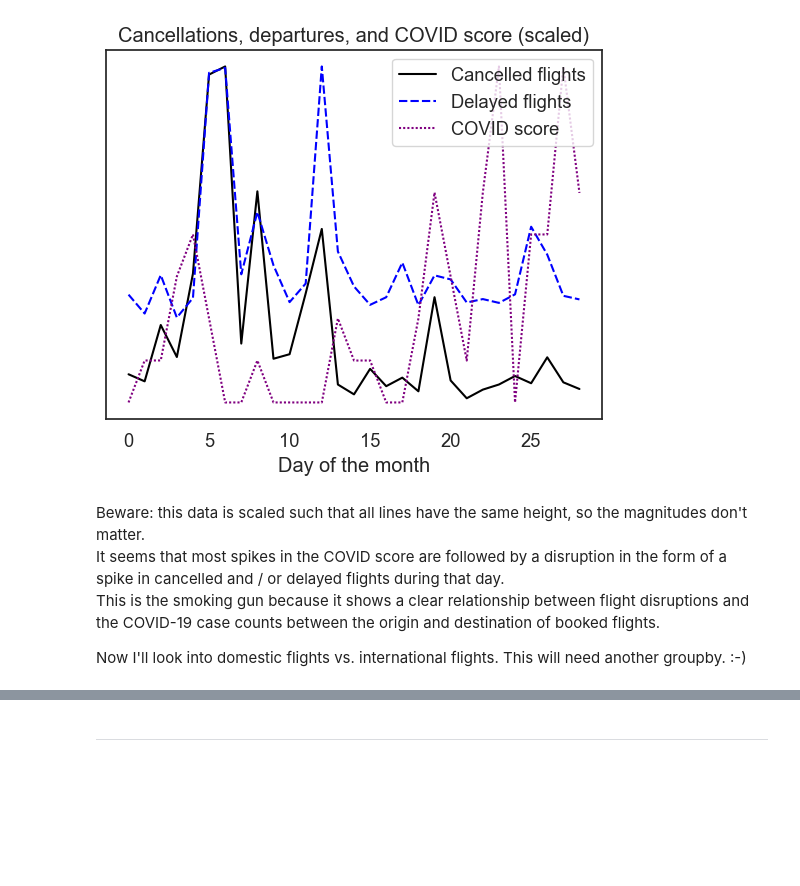
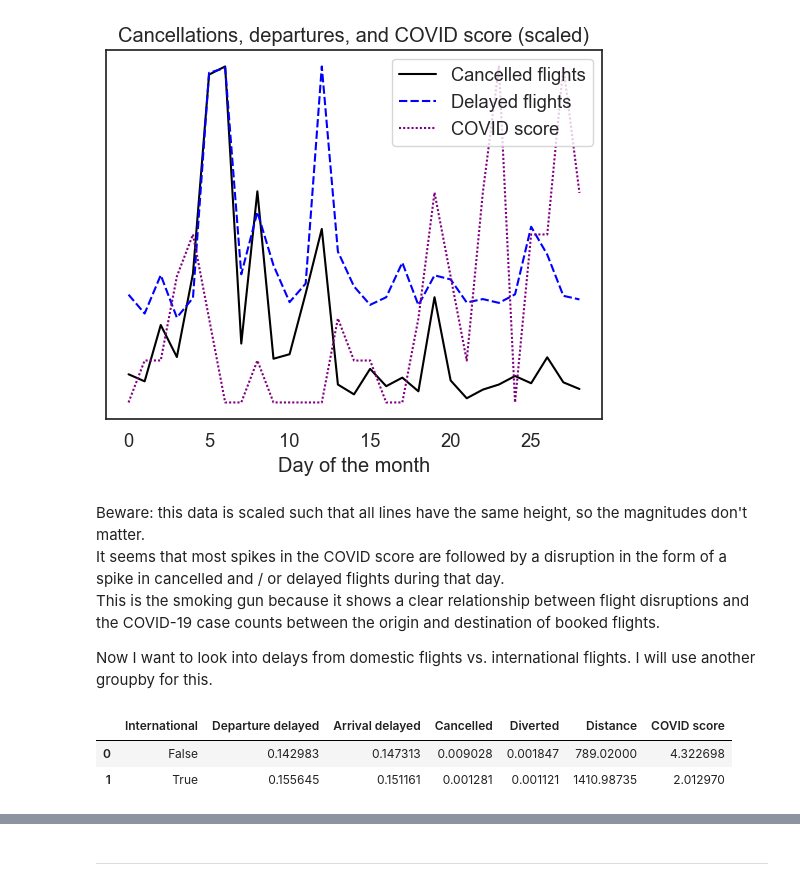
Before and after one commit to ubco-W2022T2-data301/project-group-group05, a Jupyter notebook: analysis/analysis_bradan.ipynb, the cells around one changed output, grey strips where cells are left out. Saved outputs shown, nothing was run; the diff lists cells and outputs as text; code cells hidden in the pictures; blank space fills up the shorter version.

```diff
--- a/analysis/analysis_bradan.ipynb
+++ b/analysis/analysis_bradan.ipynb
@@ -414,4 +414,14 @@ Beware: this data is scaled such that all lines have the same height, so the mag
 It seems that most spikes in the COVID score are followed by a disruption in the form of a spike in cancelled and / or delayed flights during that day.
 This is the smoking gun because it shows a clear relationship between flight disruptions and the COVID-19 case counts between the origin and destination of booked flights.
 
-Now I'll look into domestic flights vs. international flights. This will need another groupby. :-)
+Now I want to look into delays from domestic flights vs. international flights. I will use another groupby for this.
+# %%
+intl = (df.groupby('International')
+        .mean(numeric_only=True)
+        .reset_index()
+        .drop(columns=['Origin latitude', 'Origin longitude', 'Destination latitude', 'Destination longitude']))
+intl.head()
+# %% [output]
+|  | International | Departure delayed | Arrival delayed | Cancelled | Diverted | Distance | COVID score |
+| 0 | False | 0.142983 | 0.147313 | 0.009028 | 0.001847 | 789.02000 | 4.322698 |
+| 1 | True | 0.155645 | 0.151161 | 0.001281 | 0.001121 | 1410.98735 | 2.012970 |
```
Also changed, not shown: parts of 4 cells of this notebook.
